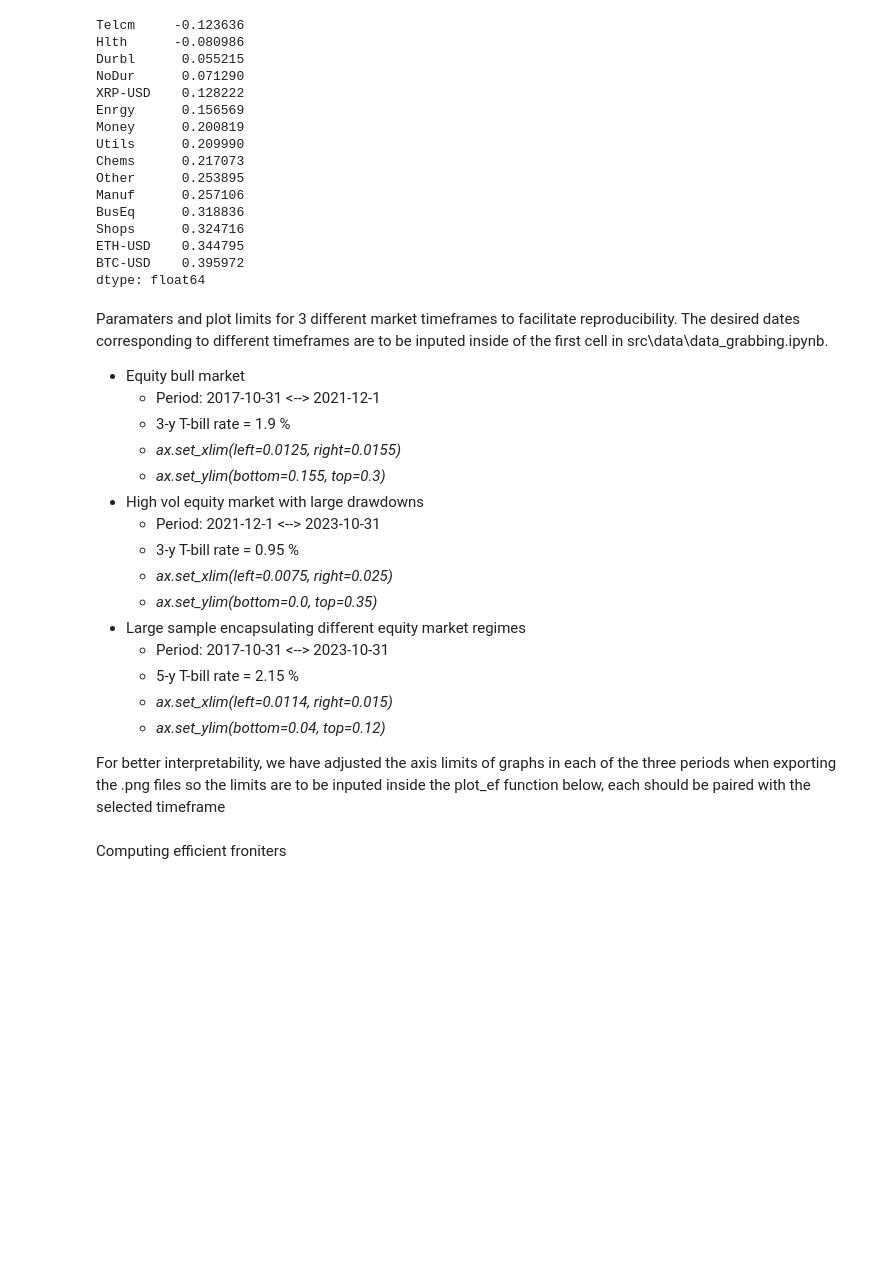
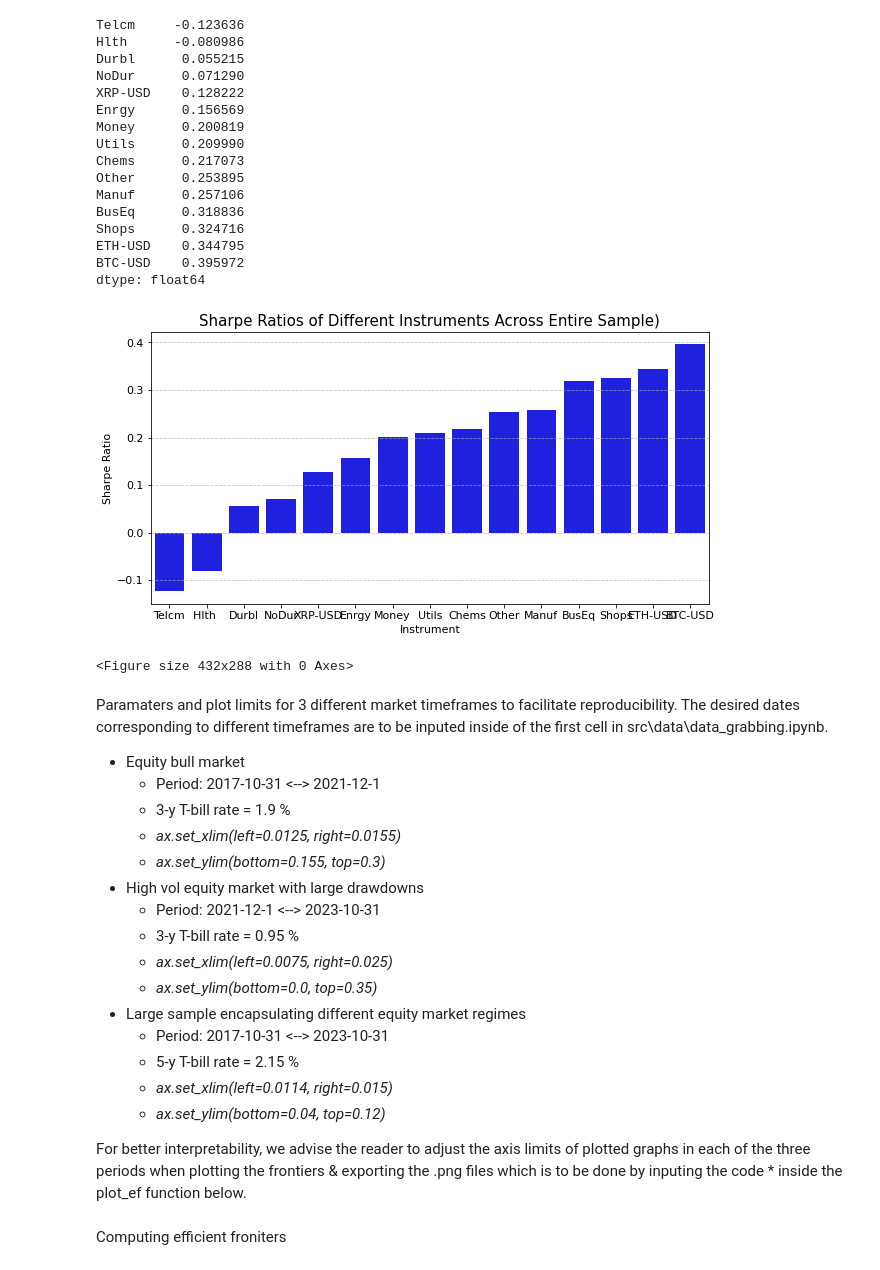
Before and after one commit to fairwayfinder/crypto-mean-variance-frontier, a Jupyter notebook: notebooks/MAIN.ipynb, the cells around one changed output. Drawn from its saved outputs; the diff is of its cells as text; code cells hidden in the pictures; blank space fills up the shorter version.

```diff
--- a/notebooks/MAIN.ipynb
+++ b/notebooks/MAIN.ipynb
@@ -182,6 +189,27 @@ Shops      0.324716
 ETH-USD    0.344795
 BTC-USD    0.395972
 dtype: float64
+# %%
+import seaborn as sns
+import matplotlib.pyplot as plt
+
+data = {'Sharpe Ratio': industry_SR}
+df = pd.DataFrame(data)
+
+# Plotting the temperature plot using seaborn
+plt.figure(figsize=(10, 5))  # Adjust the size here
+sns.barplot(x=df.index, y='Sharpe Ratio', data=df, color='b')
+plt.title('Sharpe Ratios of Different Instruments Across Entire Sample)', fontsize=15)
+plt.xlabel('Instrument', fontsize=11)
+plt.ylabel('Sharpe Ratio', fontsize=11)
+plt.xticks(fontsize=11)
+plt.yticks(fontsize=11)
+plt.grid(axis='y', linestyle='--', alpha=0.7)
+plt.show()
+plt.savefig("../reports/figures/SR_Entire_Sample).png")
+# %% [output]
+[figure, added]
+<Figure size 432x288 with 0 Axes>
 # %% [markdown]
 Paramaters and plot limits for 3 different market timeframes to facilitate reproducibility. The desired dates corresponding to different timeframes are to be inputed inside of the first cell in src\data\data_grabbing.ipynb.
 
@@ -201,7 +229,7 @@ Paramaters and plot limits for 3 different market timeframes to facilitate repro
     - *ax.set_xlim(left=0.0114, right=0.015)*
     - *ax.set_ylim(bottom=0.04, top=0.12)*
 
-For better interpretability, we have adjusted the axis limits of graphs in each of the three periods when exporting the .png files so the limits are to be inputed inside the plot_ef function below, each should be paired with the selected timeframe
+For better interpretability, we advise the reader to adjust the axis limits of plotted graphs in each of the three periods when plotting the frontiers & exporting the .png files which is to be done by inputing the code * inside the plot_ef function below.
 # %% [markdown]
 Computing efficient froniters
 # %%
```
Also changed, not shown: parts of 10 cells of this notebook, 2 other files.
